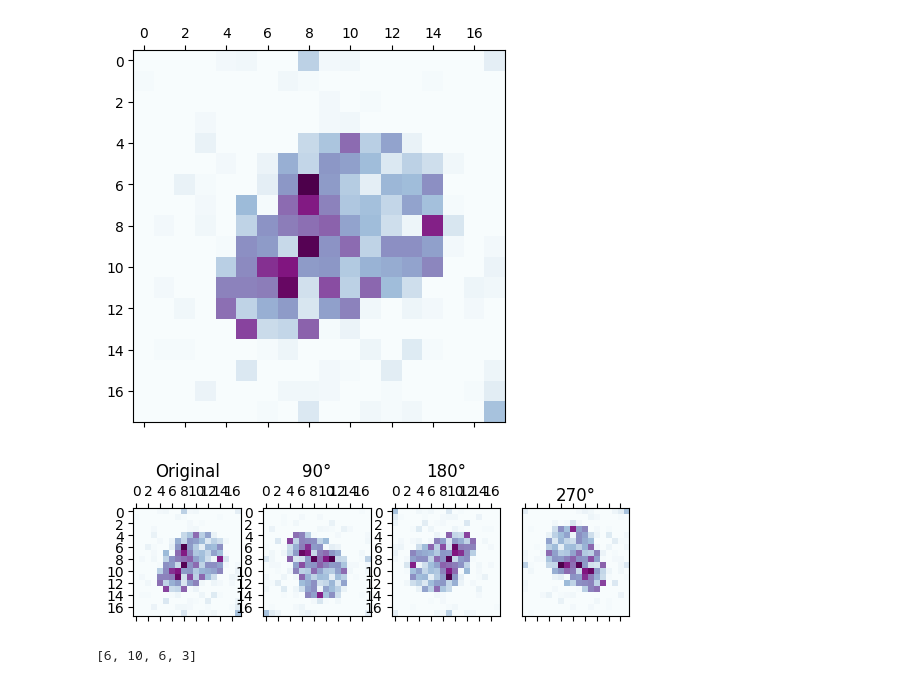
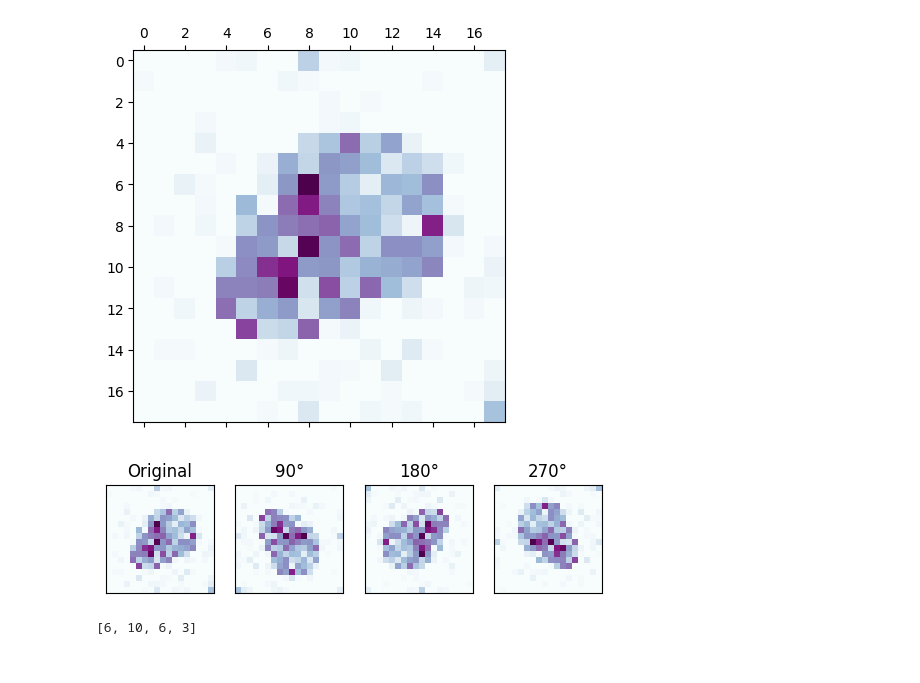
Before and after one commit to jtpotato/simc-2024, a Jupyter notebook: SIMC12_JMSS.ipynb, the cells around one changed output. Cells and saved outputs as stored; diff of their text form; code cells hidden in the pictures.

Commit message:
update images

```diff
--- a/SIMC12_JMSS.ipynb
+++ b/SIMC12_JMSS.ipynb
@@ -30,22 +30,27 @@ plt.matshow(task1[0], cmap="BuPu")
 # %%
 task_1_fig_1, axis = plt.subplots(1, 4)
 
-plt.tick_params(
-    left=False, right=False, labelleft=False, labelbottom=False, bottom=False
-)
-
 axis[0].matshow(task1[0], cmap="BuPu")
 axis[0].set_title("Original")
+axis[0].set_xticks([])
+axis[0].set_yticks([])
 axis[1].matshow(np.rot90(task1[0], -1), cmap="BuPu")
 axis[1].set_title("90°")
+axis[1].set_xticks([])
+axis[1].set_yticks([])
 axis[2].matshow(np.rot90(task1[0], -2), cmap="BuPu")
 axis[2].set_title("180°")
+axis[2].set_xticks([])
+axis[2].set_yticks([])
 axis[3].matshow(np.rot90(task1[0], -3), cmap="BuPu")
 axis[3].set_title("270°")
+axis[3].set_xticks([])
+axis[3].set_yticks([])
+
 
 plt.show()
 # %% [output]
-[figure, old version]
+[figure, new version]
 # %%
 task_1_original = task1[0]
 task_1_90 = np.rot90(task1[0], -1)
```
Also changed, not shown: parts of 13 cells of this notebook.
